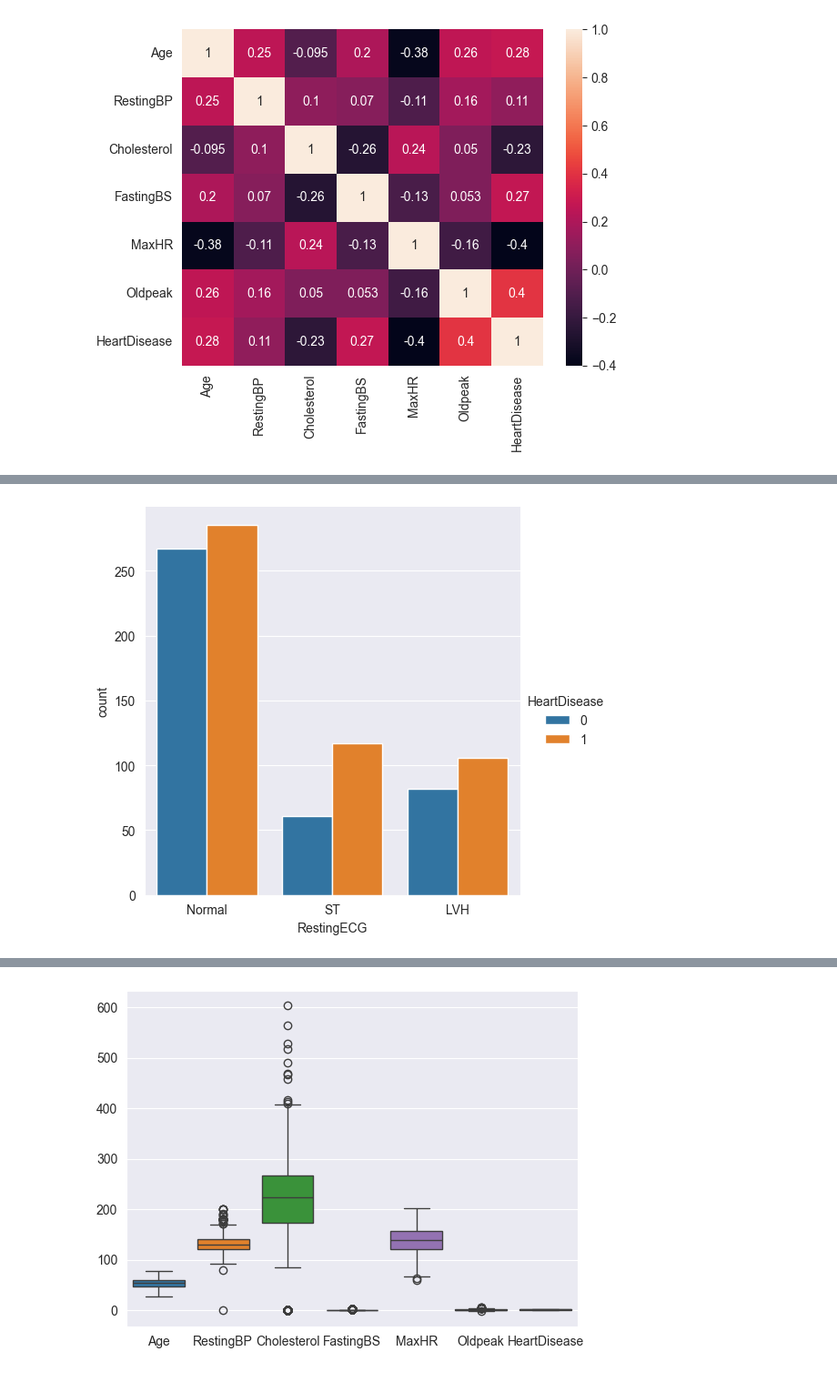
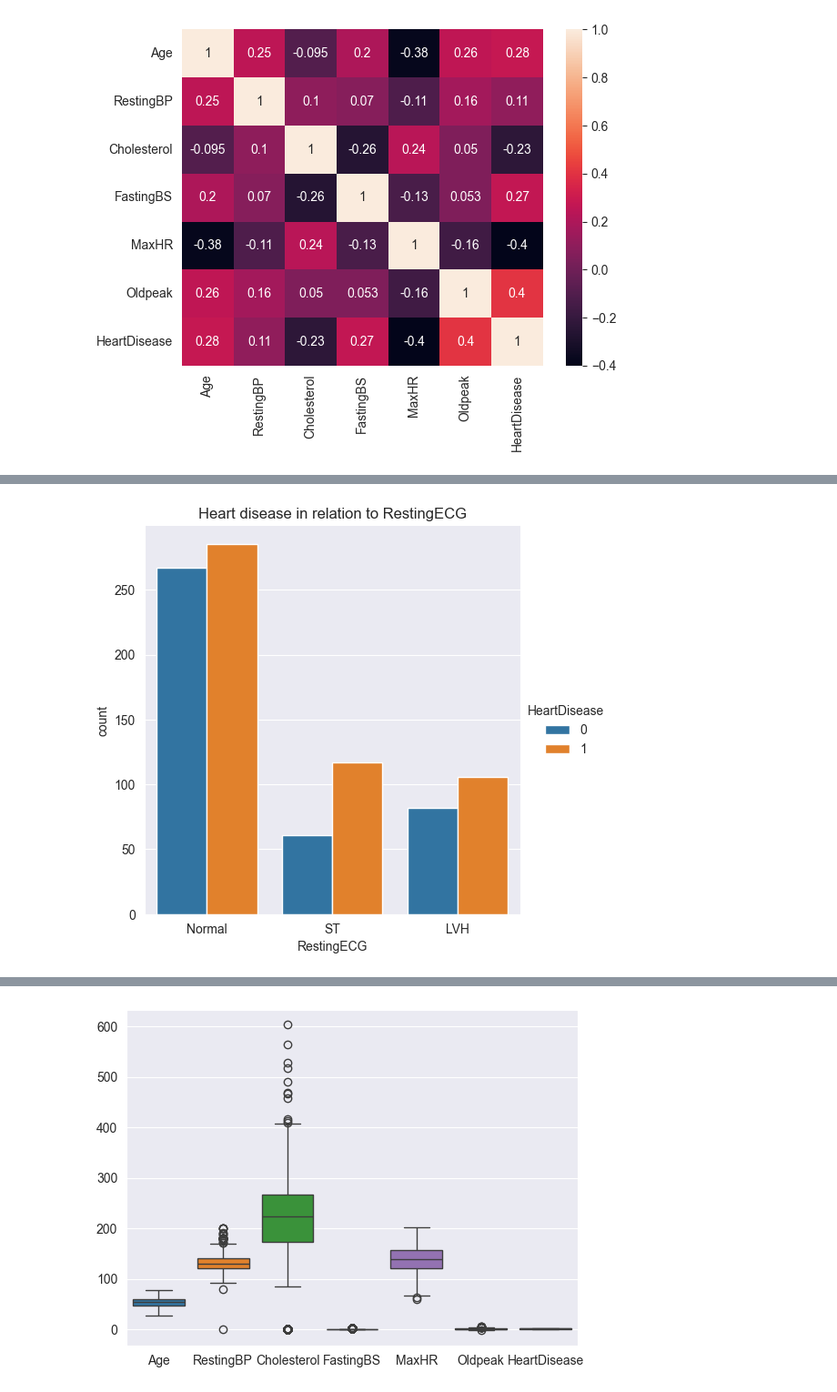
Before and after one commit to gatiengnv/heart_disease_detection, a Jupyter notebook: main.ipynb, the cells around one changed output, grey strips where cells are left out. Shown at 91% size. Drawn from its saved outputs; the diff is of its cells as text; code cells hidden in the pictures.

```diff
--- a/main.ipynb
+++ b/main.ipynb
@@ -80,5 +82,6 @@ plt.show()
 # %%
 sns.catplot(df, x="RestingECG", hue="HeartDisease", kind="count")
+plt.title("Heart disease in relation to RestingECG")
 plt.show()
 # %% [output]
-[figure, old version]
+[figure, new version]
```
Also changed, not shown: parts of 6 cells of this notebook.
